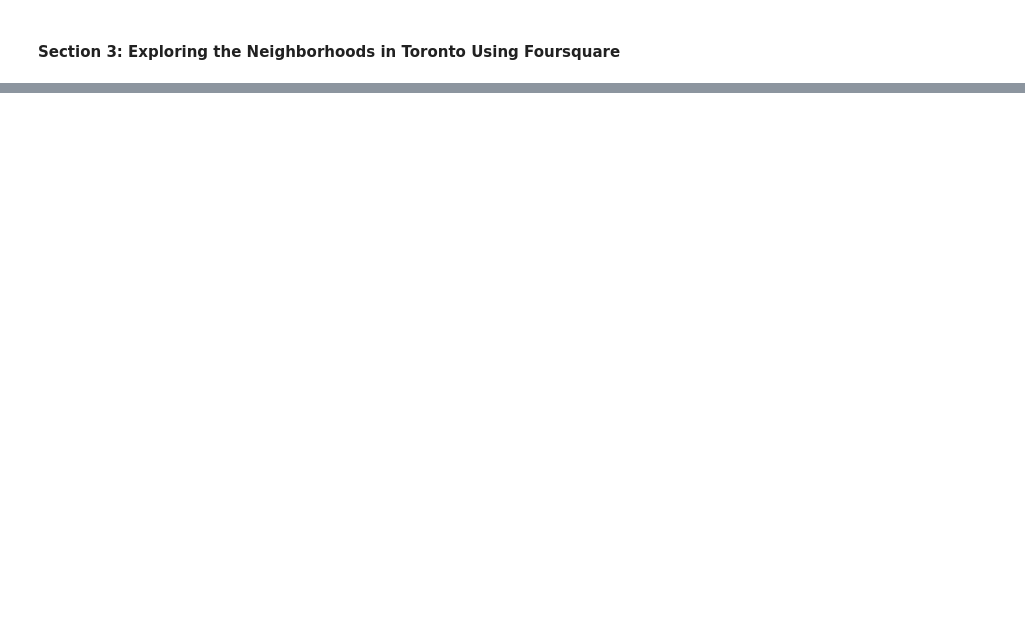
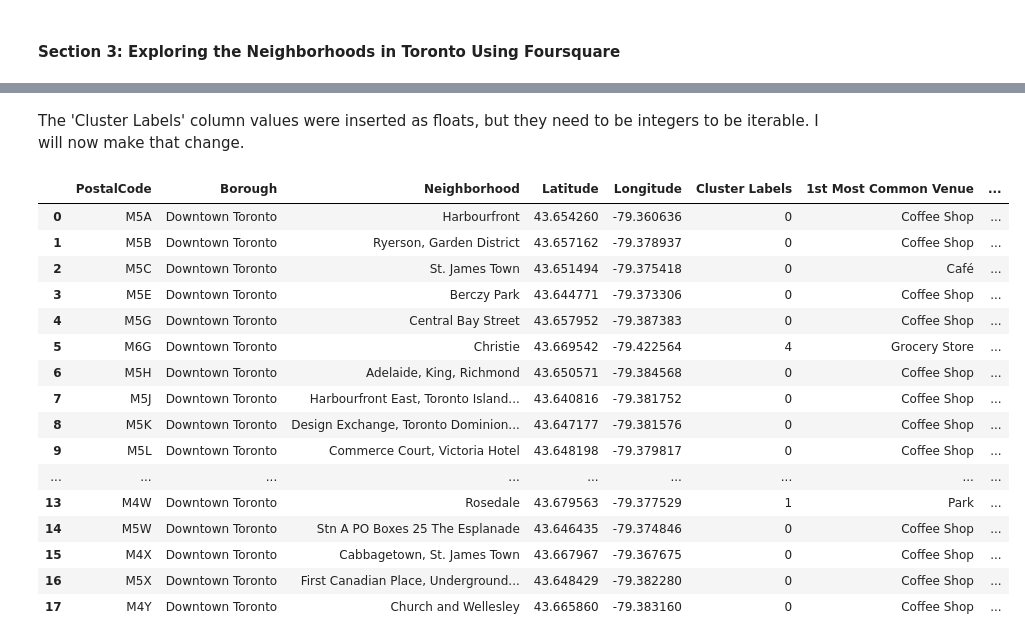
Before and after one commit to mmhohenb/Coursera_Capstone, a Jupyter notebook: TorontoSegmentingAndClustering.ipynb, the cells around one changed output, grey strips where cells are left out. Drawn from its saved outputs; the diff is of its cells as text; code cells hidden in the pictures; blank space fills up the shorter version.

```diff
--- a/TorontoSegmentingAndClustering.ipynb
+++ b/TorontoSegmentingAndClustering.ipynb
@@ -152,0 +410,6 @@ fulldf.head()
+# %%
+def return_most_common_venues(row, num_top_venues):
+    row_categories = row.iloc[1:]
+    row_categories_sorted = row_categories.sort_values(ascending=False)
+
+    return row_categories_sorted.index.values[0:num_top_venues]
@@ -152,0 +487,4 @@ fulldf.head()
+# %%
+d_toronto_merged.dropna(axis=0, inplace=True)
+d_toronto_merged = d_toronto_merged.reset_index(drop = True)
+d_toronto_merged.head()
@@ -152,0 +498,23 @@ fulldf.head()
+# %% [markdown]
+The 'Cluster Labels' column values were inserted as floats, but they need to be integers to be iterable. I will now make that change.
+# %%
+d_toronto_merged['Cluster Labels'] = d_toronto_merged['Cluster Labels'].astype('int64')
+d_toronto_merged
+# %% [output]
+|  | PostalCode | Borough | Neighborhood | Latitude | Longitude | Cluster Labels | 1st Most Common Venue | ... |
+| 0 | M5A | Downtown Toronto | Harbourfront | 43.654260 | -79.360636 | 0 | Coffee Shop | ... |
+| 1 | M5B | Downtown Toronto | Ryerson, Garden District | 43.657162 | -79.378937 | 0 | Coffee Shop | ... |
+| 2 | M5C | Downtown Toronto | St. James Town | 43.651494 | -79.375418 | 0 | Café | ... |
+| 3 | M5E | Downtown Toronto | Berczy Park | 43.644771 | -79.373306 | 0 | Coffee Shop | ... |
+| 4 | M5G | Downtown Toronto | Central Bay Street | 43.657952 | -79.387383 | 0 | Coffee Shop | ... |
+| 5 | M6G | Downtown Toronto | Christie | 43.669542 | -79.422564 | 4 | Grocery Store | ... |
+| 6 | M5H | Downtown Toronto | Adelaide, King, Richmond | 43.650571 | -79.384568 | 0 | Coffee Shop | ... |
+| 7 | M5J | Downtown Toronto | Harbourfront East, Toronto Island... | 43.640816 | -79.381752 | 0 | Coffee Shop | ... |
+| 8 | M5K | Downtown Toronto | Design Exchange, Toronto Dominion... | 43.647177 | -79.381576 | 0 | Coffee Shop | ... |
+| 9 | M5L | Downtown Toronto | Commerce Court, Victoria Hotel | 43.648198 | -79.379817 | 0 | Coffee Shop | ... |
+| ... | ... | ... | ... | ... | ... | ... | ... | ... |
+| 13 | M4W | Downtown Toronto | Rosedale | 43.679563 | -79.377529 | 1 | Park | ... |
+| 14 | M5W | Downtown Toronto | Stn A PO Boxes 25 The Esplanade | 43.646435 | -79.374846 | 0 | Coffee Shop | ... |
+| 15 | M4X | Downtown Toronto | Cabbagetown, St. James Town | 43.667967 | -79.367675 | 0 | Coffee Shop | ... |
+| 16 | M5X | Downtown Toronto | First Canadian Place, Underground... | 43.648429 | -79.382280 | 0 | Coffee Shop | ... |
+| 17 | M4Y | Downtown Toronto | Church and Wellesley | 43.665860 | -79.383160 | 0 | Coffee Shop | ... |
```
Also changed, not shown: parts of 32 cells of this notebook.
